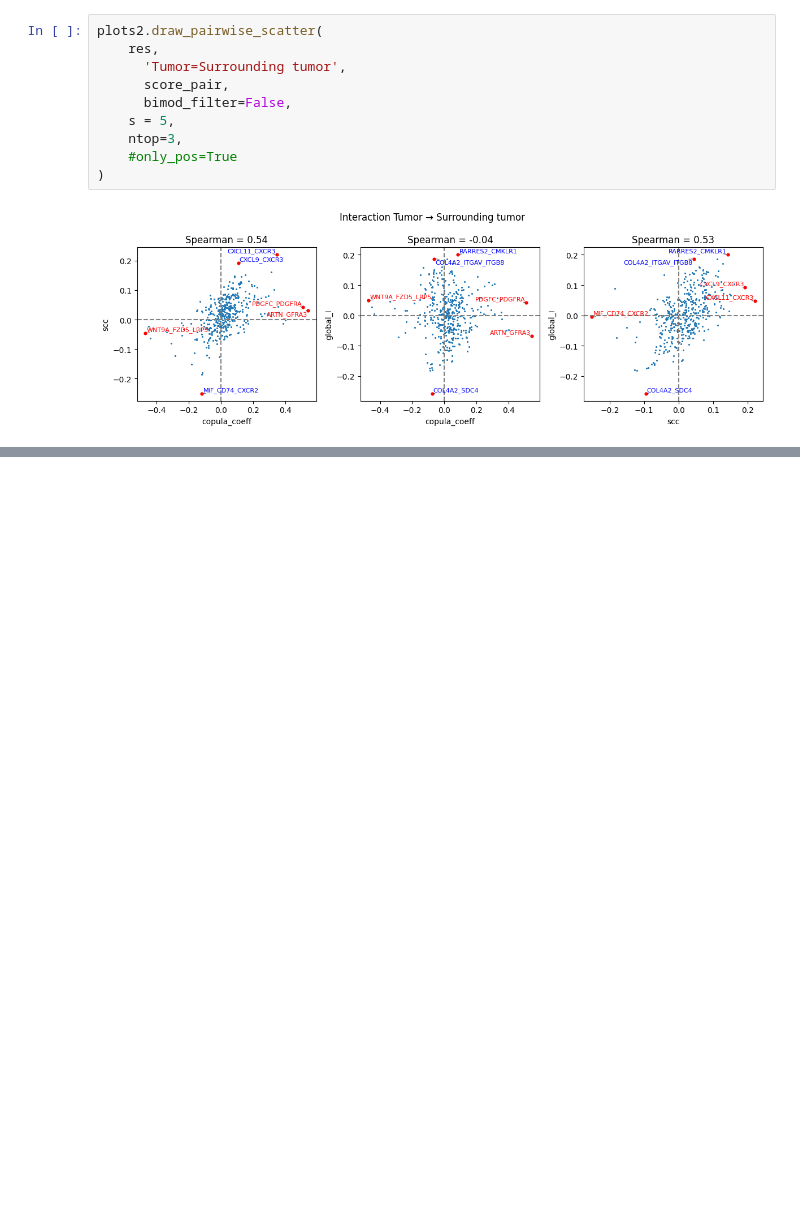
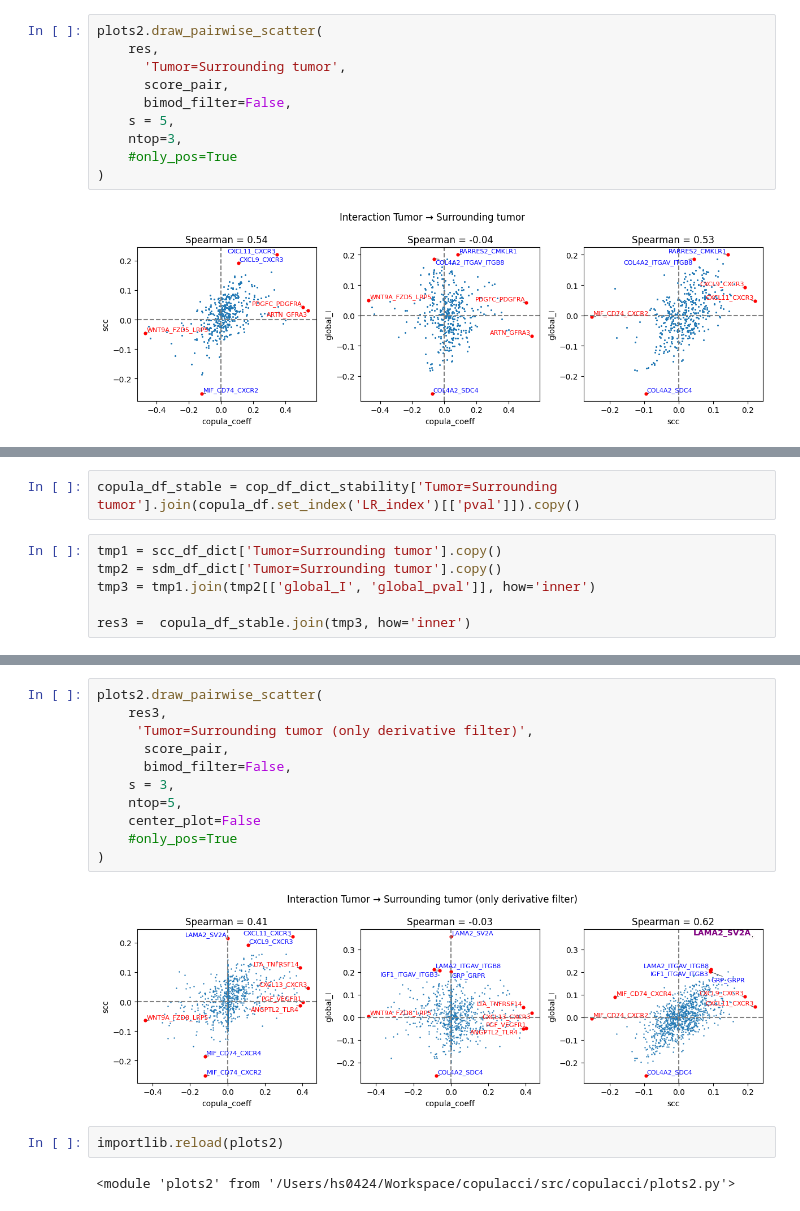
Before and after one commit to raphael-group/copulacci, a Jupyter notebook: notebook/tutorial/Breast_Cancer_Visium_data.ipynb, the cells around one changed output, grey strips where cells are left out. Saved outputs shown, nothing was run; the diff lists cells and outputs as text; blank space fills up the shorter version.

```diff
--- a/notebook/tutorial/Breast_Cancer_Visium_data.ipynb
+++ b/notebook/tutorial/Breast_Cancer_Visium_data.ipynb
@@ -241,0 +365,8 @@ plots2.draw_pairwise_scatter(
+# %%
+copula_df_stable = cop_df_dict_stability['Tumor=Surrounding tumor'].join(copula_df.set_index('LR_index')[['pval']]).copy()
+# %%
+tmp1 = scc_df_dict['Tumor=Surrounding tumor'].copy()
+tmp2 = sdm_df_dict['Tumor=Surrounding tumor'].copy()
+tmp3 = tmp1.join(tmp2[['global_I', 'global_pval']], how='inner')
+
+res3 =  copula_df_stable.join(tmp3, how='inner')
@@ -241,0 +389,17 @@ plots2.draw_pairwise_scatter(
+# %%
+plots2.draw_pairwise_scatter(
+    res3,
+     'Tumor=Surrounding tumor (only derivative filter)',
+      score_pair,
+      bimod_filter=False,
+    s = 3,
+    ntop=5,
+    center_plot=False
+    #only_pos=True
+)
+# %% [output]
+[figure, added]
+# %%
+importlib.reload(plots2)
+# %% [output]
+<module 'plots2' from '/Users/hs0424/Workspace/copulacci/src/copulacci/plots2.py'>
```
Also changed, not shown: parts of 15 cells of this notebook, 2 other files.
